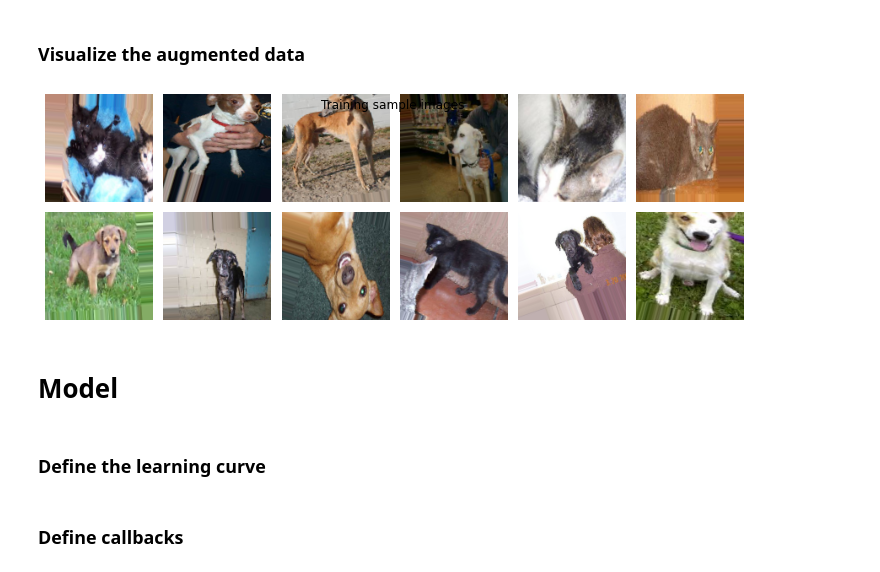
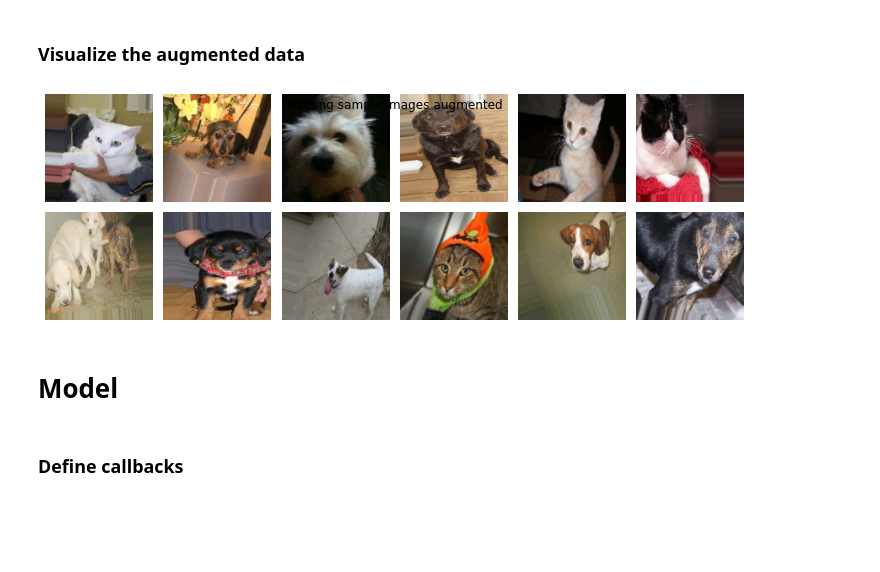
Before and after one commit to divassya/CS767_ML_project, a Jupyter notebook: CS767_animal_classification.ipynb, the cells around one changed output. Drawn from its saved outputs; the diff is of its cells as text; code cells hidden in the pictures; blank space fills up the shorter version.

```diff
--- a/CS767_animal_classification.ipynb
+++ b/CS767_animal_classification.ipynb
@@ -95,7 +95,7 @@ batch_size = 32
 val_split = 0.2
 epoch=2
 # set the path of the data
-train_path = './train'
+train_path = '/content/train'
 # %% [markdown]
 ### Extracting data
 
@@ -237,21 +306,21 @@ Found 5000 validated image filenames belonging to 2 classes.
 ### Visualize the augmented data
 # %%
 fig = plt.figure(1, figsize = (10, 10))
-fig.suptitle("Training sample images ")
+fig.suptitle("Training sample images augmented")
 
 for i in range(12):
 
     plt.subplot(6, 6, i + 1)
     image, label = train_generator.next()
      # display the image from the iterator
     plt.imshow(image[0])
     plt.axis("off")
 
 plt.tight_layout()
+plt.savefig('./train_sample_images_augmented.png')
+
 plt.show()
 # %% [output]
-[figure, old version]
+[figure, new version]
 # %% [markdown]
 # Model
-# %% [markdown]
-### Define the learning curve
```
Also changed, not shown: parts of 26 cells of this notebook.
